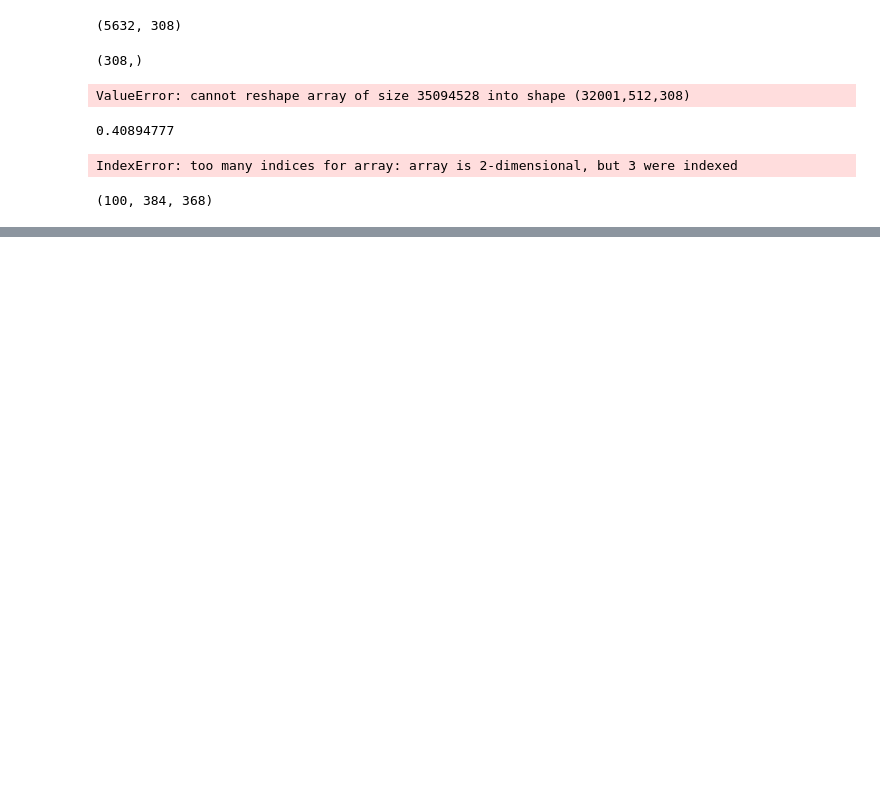
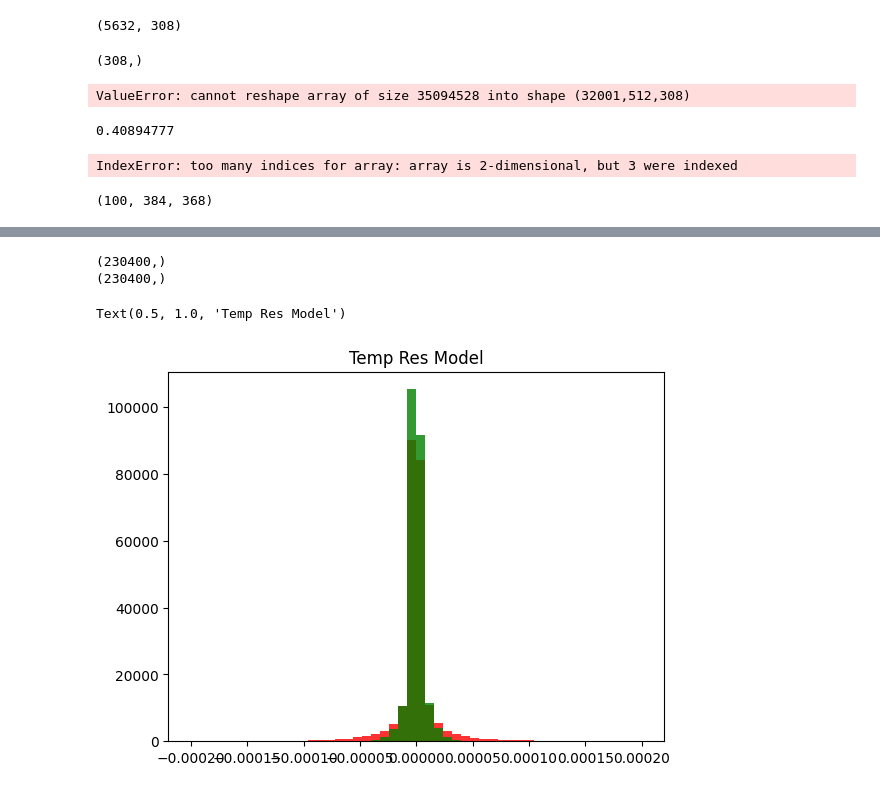
Before and after one commit to katherinefrields/climsim-kaggle-edition, a Jupyter notebook: evaluation/offline/joint_inference.ipynb, the cells around one changed output, grey strips where cells are left out. Cells and saved outputs as stored; diff of their text form; code cells hidden in the pictures; blank space fills up the shorter version.

```diff
--- a/evaluation/offline/joint_inference.ipynb
+++ b/evaluation/offline/joint_inference.ipynb
@@ -692,0 +777,19 @@ Text(0.5, 1.0, 'Res Model')
+# %%
+target = actual_target[:10, :, 0:60] - det_preds[:10, : , 0:60]
+preds = joint_preds[:10, : , 0:60] - det_preds[:10, : , 0:60]
+
+#new_shape = (np.prod(target.shape[:-1]), target.shape[-1])
+target_flattened = target.flatten()
+preds_flattened = preds.flatten()
+
+print(target_flattened.shape)
+print(preds_flattened.shape)
+
+plt.hist(target_flattened, color = 'red', alpha = .8, bins = 50,   range=(-.0002, .0002))
+plt.hist(preds_flattened, color = 'green', alpha = .8, bins = 50,  range=(-.0002, .0002))
+plt.title('Temp Res Model')
+# %% [output]
+(230400,)
+(230400,)
+Text(0.5, 1.0, 'Temp Res Model')
+[figure, added]
```
Also changed, not shown: parts of 14 cells of this notebook.
